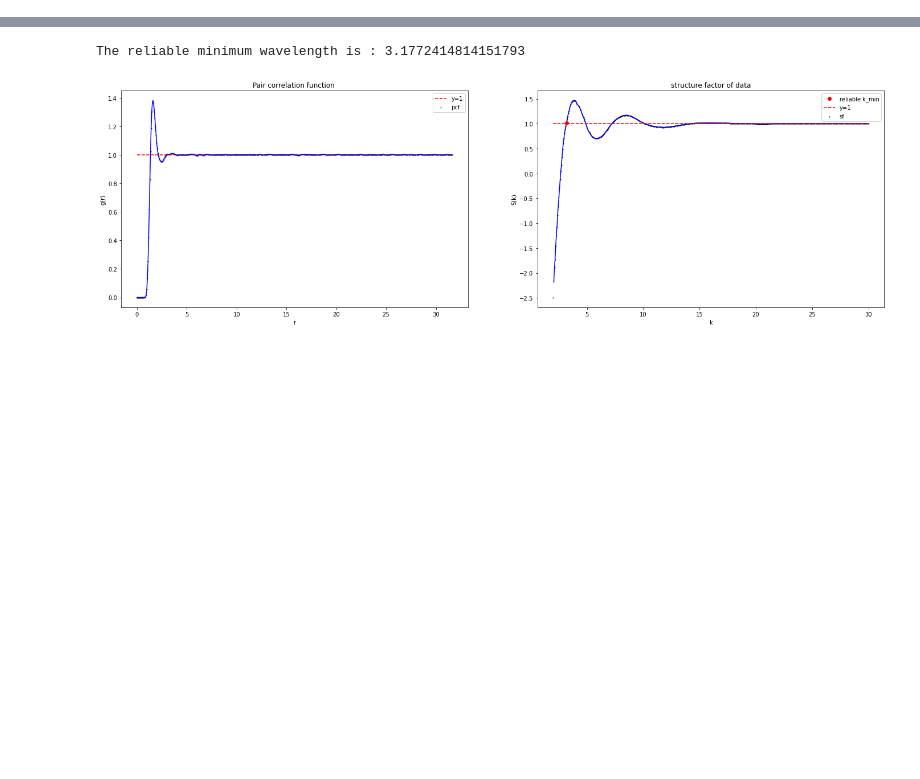
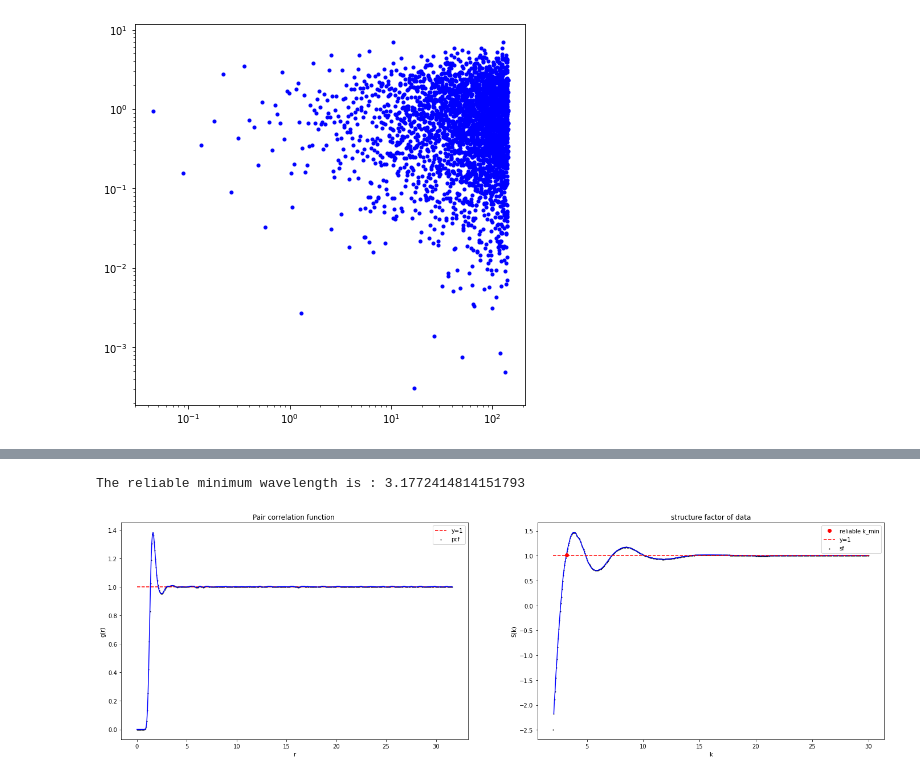
Before and after one commit to For-a-few-DPPs-more/structure-factor, a Jupyter notebook: notebooks/test_workflow.ipynb, the cells around one changed output, grey strips where cells are left out. Drawn from its saved outputs; the diff is of its cells as text; code cells hidden in the pictures; blank space fills up the shorter version.

```diff
--- a/notebooks/test_workflow.ipynb
+++ b/notebooks/test_workflow.ipynb
@@ -11,0 +47,2 @@ from structure_factor.structure_factor import StructureFactor, SymmetricFourierT
+# %%
+data_poisson = StructureFactor(poisson_points, intensity_poisson)
@@ -11,0 +51,8 @@ from structure_factor.structure_factor import StructureFactor, SymmetricFourierT
+# %%
+norm_wave_vectors_poisson, scattering_intensity_poisson = data_poisson.get_scattering_intensity_estimate(L=200, maximum_wave= 100  )
+# %%
+plt.figure(figsize=(7,7))
+plt.loglog(norm_wave_vectors_poisson, scattering_intensity_poisson, 'b.')
+plt.show()
+# %% [output]
+[figure, added]
```
Also changed, not shown: parts of 17 cells of this notebook, 1 other file.
